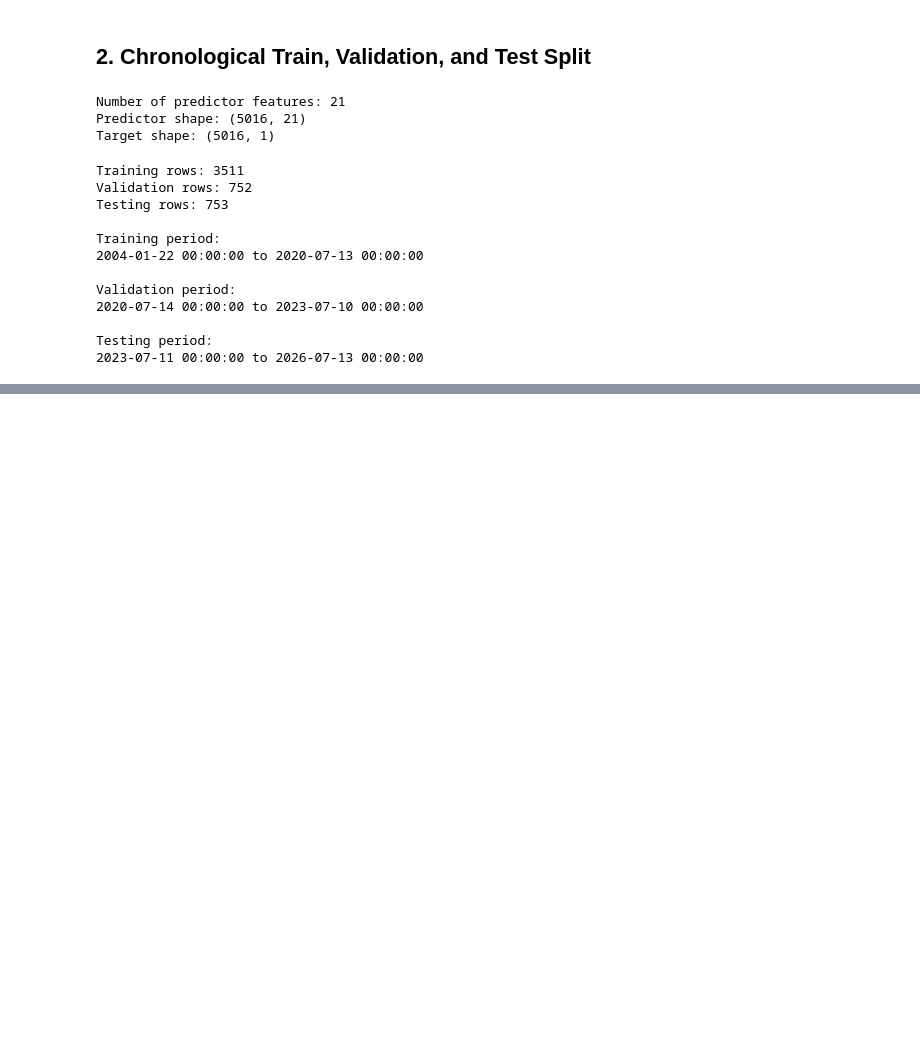
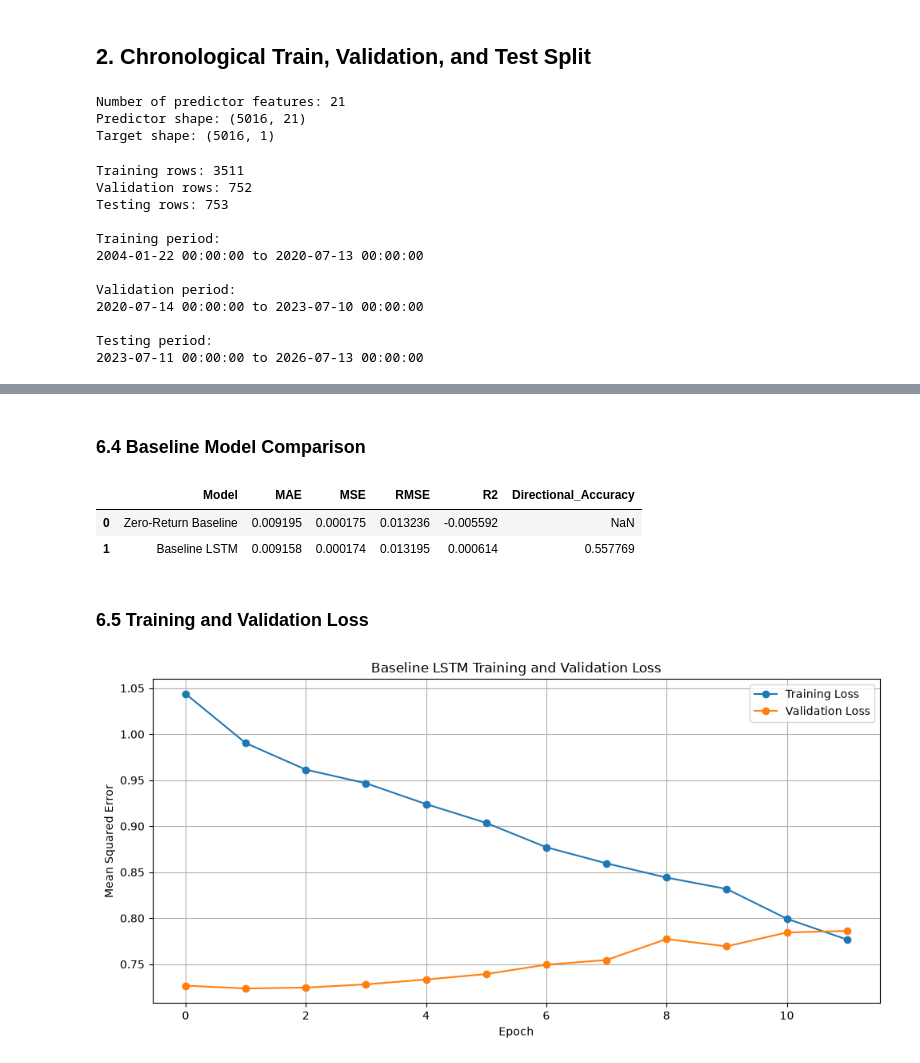
Before and after one commit to khgaurav/macro-commodity-ml, a Jupyter notebook: lstm_gold_prediction.ipynb, the cells around one changed output, grey strips where cells are left out. Drawn from its saved outputs; the diff is of its cells as text; code cells hidden in the pictures; blank space fills up the shorter version.

Commit message:
Complete LSTM modeling tuning evaluation and result exports

```diff
--- a/lstm_gold_prediction.ipynb
+++ b/lstm_gold_prediction.ipynb
@@ -125,0 +261,17 @@ Testing period:
+# %%
+early_stopping = EarlyStopping(
+    monitor="val_loss",
+    patience=10,
+    restore_best_weights=True
+)
+
+history = baseline_model.fit(
+    X_train_seq,
+    y_train_seq,
+    validation_data=(X_validation_seq, y_validation_seq),
+    epochs=100,
+    batch_size=32,
+    callbacks=[early_stopping],
+    shuffle=False,
+    verbose=1
+)
@@ -125,0 +403,62 @@ Testing period:
+# %% [markdown]
+### 6.4 Baseline Model Comparison
+# %%
+baseline_comparison = pd.DataFrame({
+    "Model": [
+        "Zero-Return Baseline",
+        "Baseline LSTM"
+    ],
+    "MAE": [
+        zero_mae,
+        baseline_mae
+    ],
+    "MSE": [
+        zero_mse,
+        baseline_mse
+    ],
+    "RMSE": [
+        zero_rmse,
+        baseline_rmse
+    ],
+    "R2": [
+        zero_r2,
+        baseline_r2
+    ],
+    "Directional_Accuracy": [
+        np.nan,
+        baseline_directional_accuracy
+    ]
+})
+
+baseline_comparison
+# %% [output]
+|  | Model | MAE | MSE | RMSE | R2 | Directional_Accuracy |
+| 0 | Zero-Return Baseline | 0.009195 | 0.000175 | 0.013236 | -0.005592 | NaN |
+| 1 | Baseline LSTM | 0.009158 | 0.000174 | 0.013195 | 0.000614 | 0.557769 |
+# %% [markdown]
+### 6.5 Training and Validation Loss
+# %%
+plt.figure(figsize=(10, 5))
+
+plt.plot(
+    history.history["loss"],
+    marker="o",
+    label="Training Loss"
+)
+
+plt.plot(
+    history.history["val_loss"],
+    marker="o",
+    label="Validation Loss"
+)
+
+plt.xlabel("Epoch")
+plt.ylabel("Mean Squared Error")
+plt.title("Baseline LSTM Training and Validation Loss")
+plt.legend()
+plt.grid(True)
+
+plt.tight_layout()
+plt.show()
+# %% [output]
+[figure, added]
```
Also changed, not shown: parts of 66 cells of this notebook, 3 other files.
